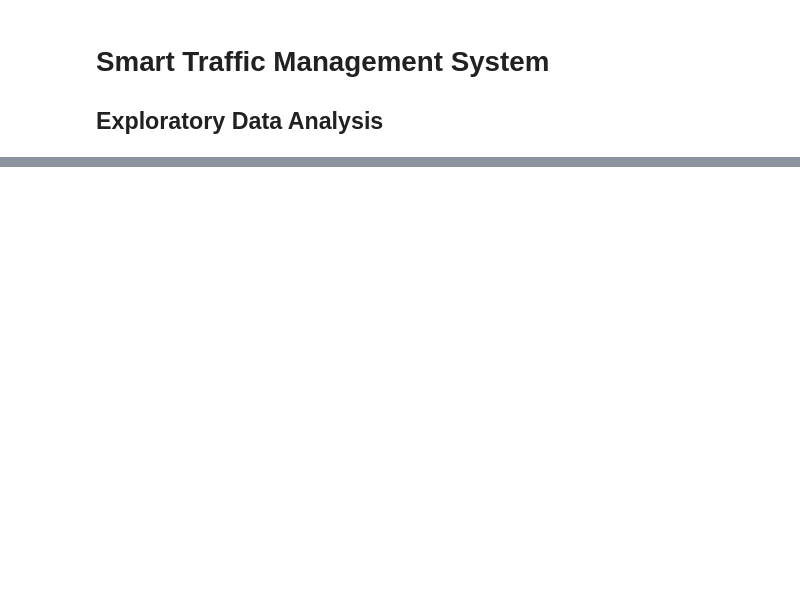
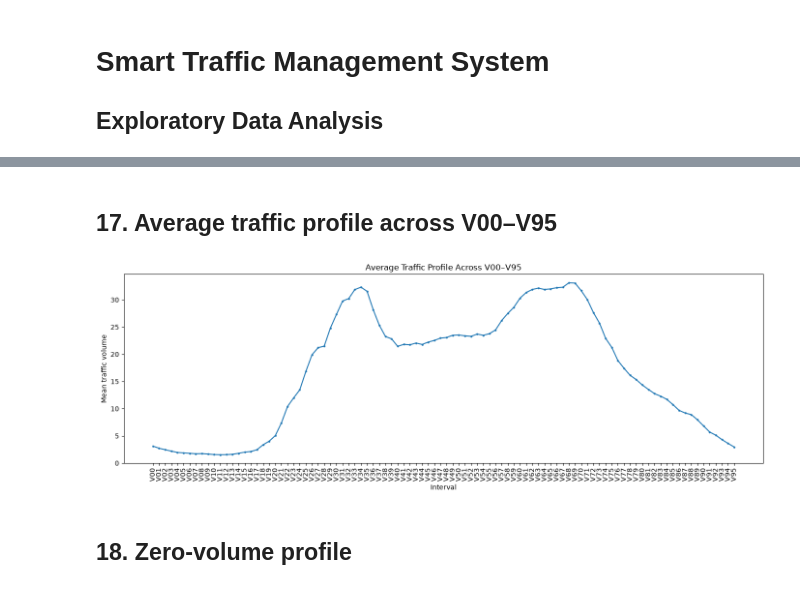
Before and after one commit to captainlevi1911/Smart_Traffic_Management, a Jupyter notebook: notebooks/02_eda.ipynb, the cells around one changed output, grey strips where cells are left out. Saved outputs shown, nothing was run; the diff lists cells and outputs as text; code cells hidden in the pictures; blank space fills up the shorter version.

```diff
--- a/notebooks/02_eda.ipynb
+++ b/notebooks/02_eda.ipynb
@@ -240,0 +243,11 @@ plt.show()
+# %%
+traffic_columns = [
+    c for c in df.columns
+    if isinstance(c, str) and c.startswith("V")
+]
+
+print("Number of V* columns:", len(traffic_columns))
+print(traffic_columns)
+
+if traffic_columns:
+    display(df[traffic_columns].head())
@@ -240,0 +667,27 @@ plt.show()
+# %% [markdown]
+## 17. Average traffic profile across V00–V95
+# %%
+if traffic_columns:
+    interval_means = df[traffic_columns].mean()
+
+    plt.figure(figsize=(14, 5))
+    plt.plot(
+        range(len(interval_means)),
+        interval_means.values,
+        marker="o",
+        markersize=2
+    )
+    plt.xlabel("Interval")
+    plt.ylabel("Mean traffic volume")
+    plt.title("Average Traffic Profile Across V00–V95")
+    plt.xticks(
+        range(len(interval_means)),
+        interval_means.index,
+        rotation=90
+    )
+    plt.tight_layout()
+    plt.show()
+# %% [output]
+[figure, added]
+# %% [markdown]
+## 18. Zero-volume profile
```
Also changed, not shown: parts of 69 cells of this notebook.
